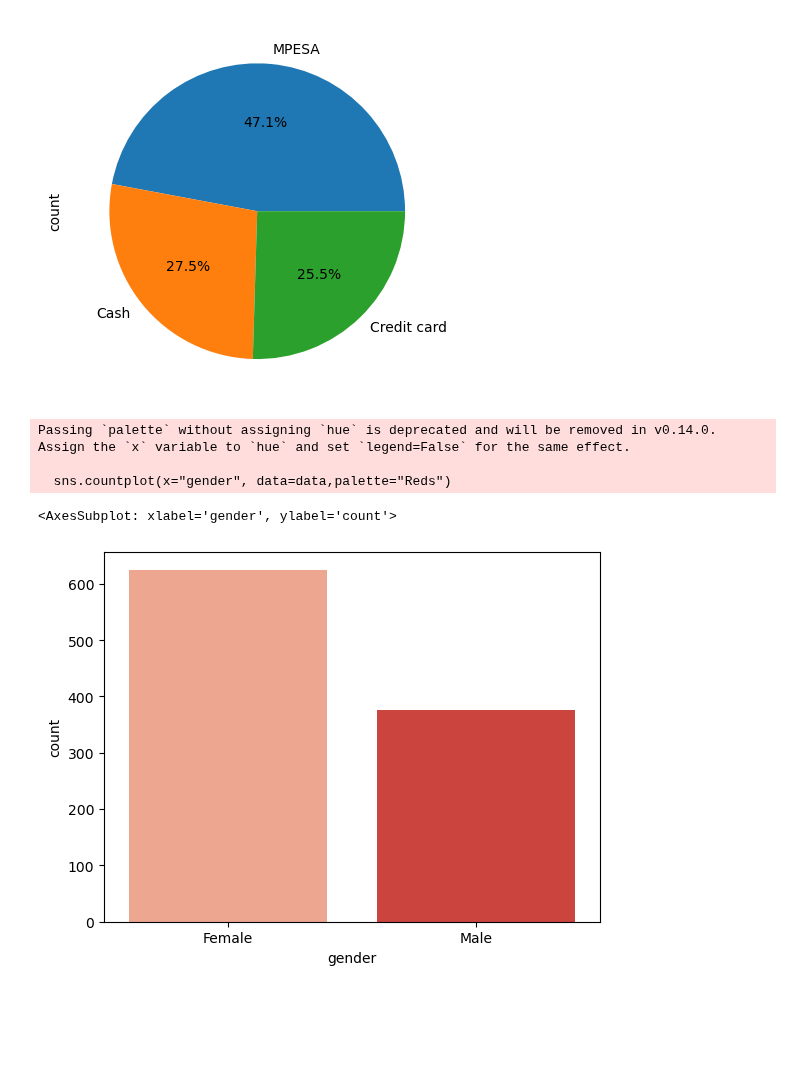
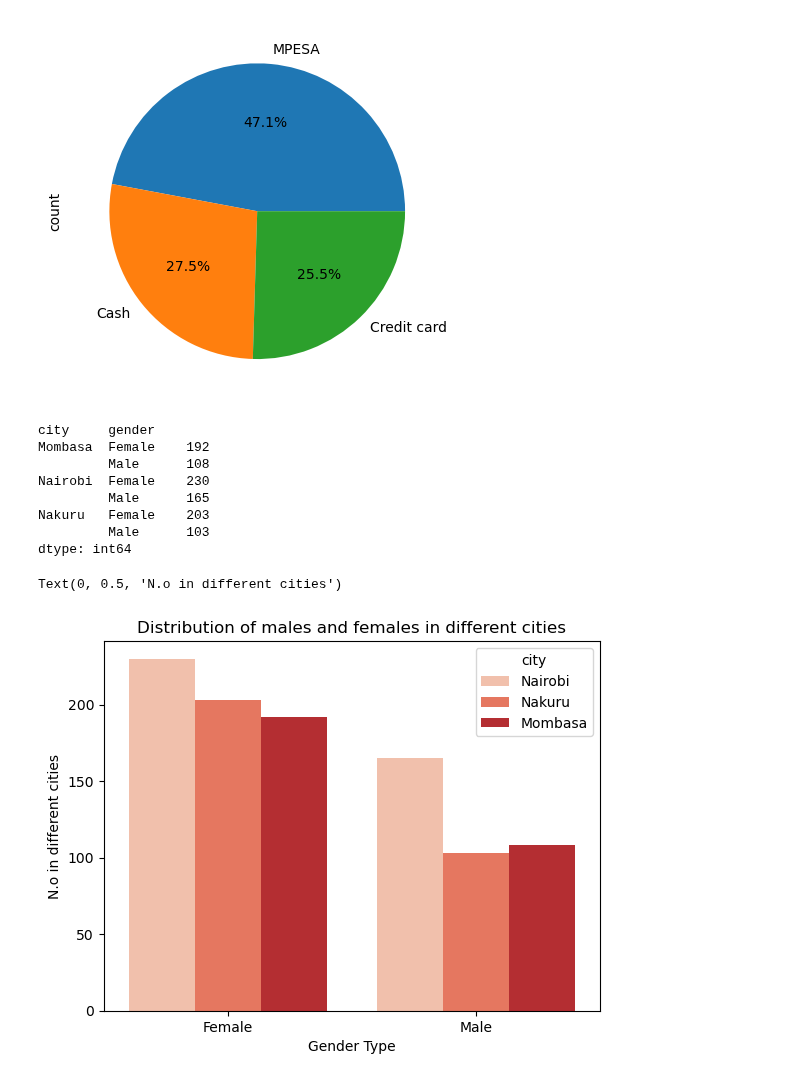
Before and after one commit to madlib-doom/datascience, a Jupyter notebook: EDA.ipynb, the cells around one changed output. Saved outputs shown, nothing was run; the diff lists cells and outputs as text; code cells hidden in the pictures; blank space fills up the shorter version.

```diff
--- a/EDA.ipynb
+++ b/EDA.ipynb
@@ -109,15 +109,26 @@ data["payment"].value_counts().plot.pie(autopct="%1.1f%%")
 # %% [output]
 <AxesSubplot: ylabel='count'>
 [figure]
+# %%
+data.groupby(["city","gender"]).size()
+# %% [output]
+city     gender
+Mombasa  Female    192
+         Male      108
+Nairobi  Female    230
+         Male      165
+Nakuru   Female    203
+         Male      103
+dtype: int64
 # %%
 # plottking graphs based on the data you have
 import seaborn as sns
 import matplotlib.pyplot as plt
 
-sns.countplot(x="gender", data=data,palette="Reds")
+sns.countplot(x="gender", data=data,palette="Reds",hue="city")
+plt.title("Distribution of males and females in different cities")
+plt.xlabel("Gender Type")
+plt. ylabel("N.o in different cities")
 # %% [output]
-Passing `palette` without assigning `hue` is deprecated and will be removed in v0.14.0. Assign the `x` variable to `hue` and set `legend=False` for the same effect.
-
-  sns.countplot(x="gender", data=data,palette="Reds")
+Text(0, 0.5, 'N.o in different cities')
-<AxesSubplot: xlabel='gender', ylabel='count'>
-[figure, old version]
+[figure, new version]
```
Also changed, not shown: parts of 4 cells of this notebook.
